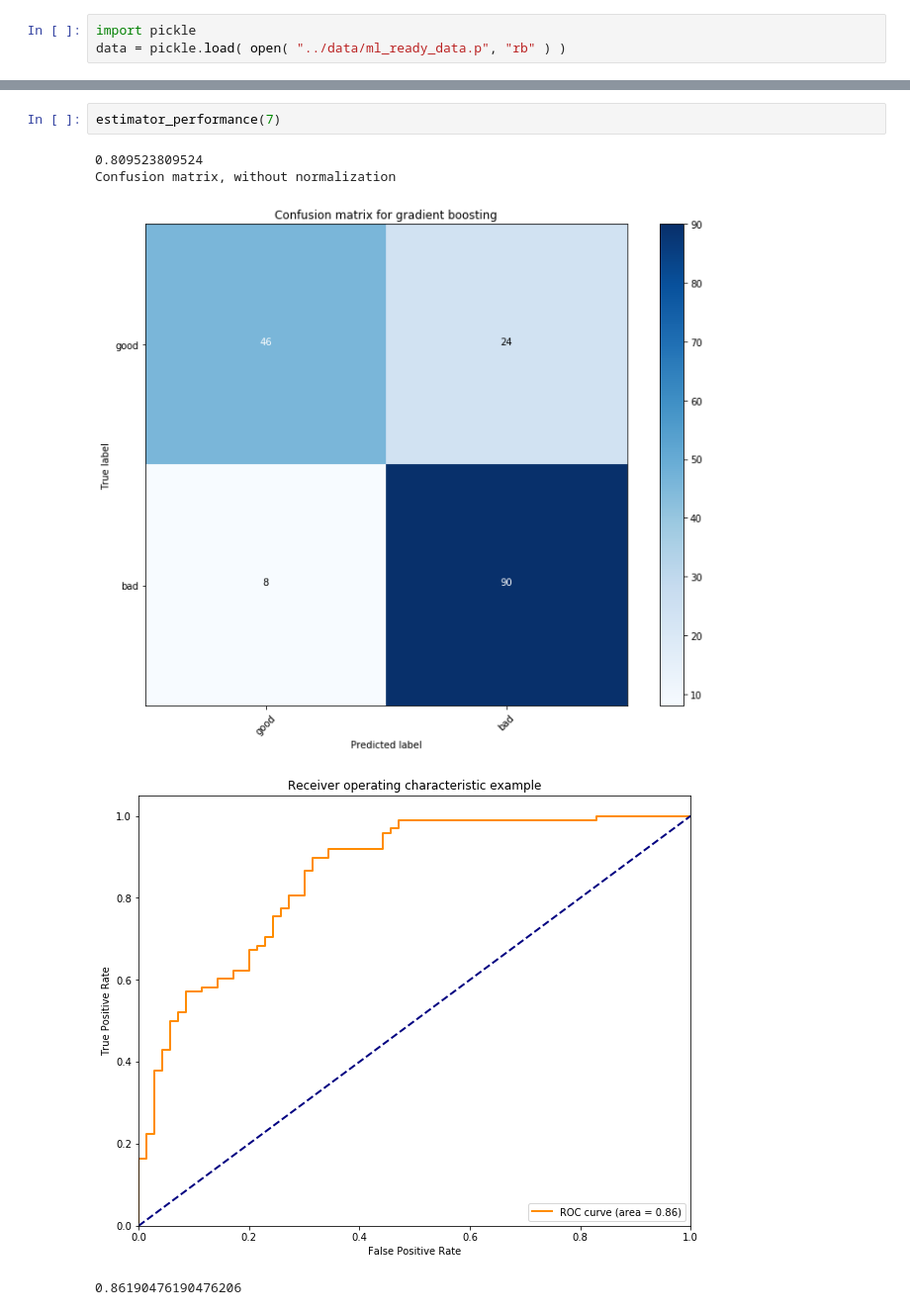
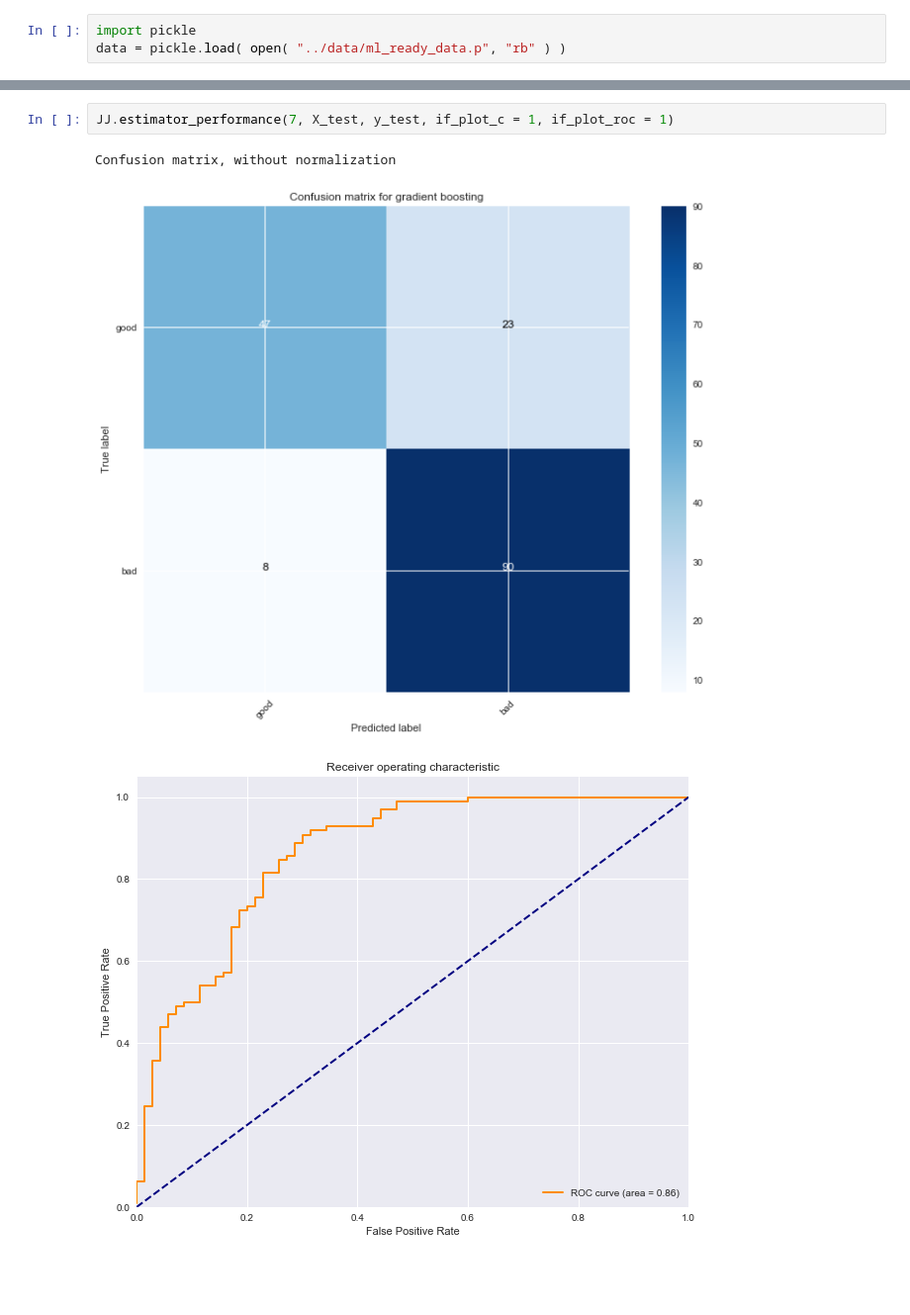
Before and after one commit to sdot08/Optimization-of-Responsive-Neurostimulation-RNS-Therapy-through-Data-Mining-Approaches, a Jupyter notebook: src/ML part.ipynb, the cells around one changed output, grey strips where cells are left out. Shown: that part at 99% size. Drawn from its saved outputs; the diff is of its cells as text; blank space fills up the shorter version.

```diff
--- a/src/ML part.ipynb
+++ b/src/ML part.ipynb
@@ -271,8 +264,6 @@ scores_estimators()
-# %%
-estimator_performance(7)
-# %% [output]
-0.809523809524
-Confusion matrix, without normalization
-[figure, removed]
-[figure, removed]
-0.86190476190476206
+# %%
+JJ.estimator_performance(7, X_test, y_test, if_plot_c = 1, if_plot_roc = 1)
+# %% [output]
+Confusion matrix, without normalization
+[figure, added]
+[figure, added]
```
Also changed, not shown: parts of 18 cells of this notebook, 33 other files.
